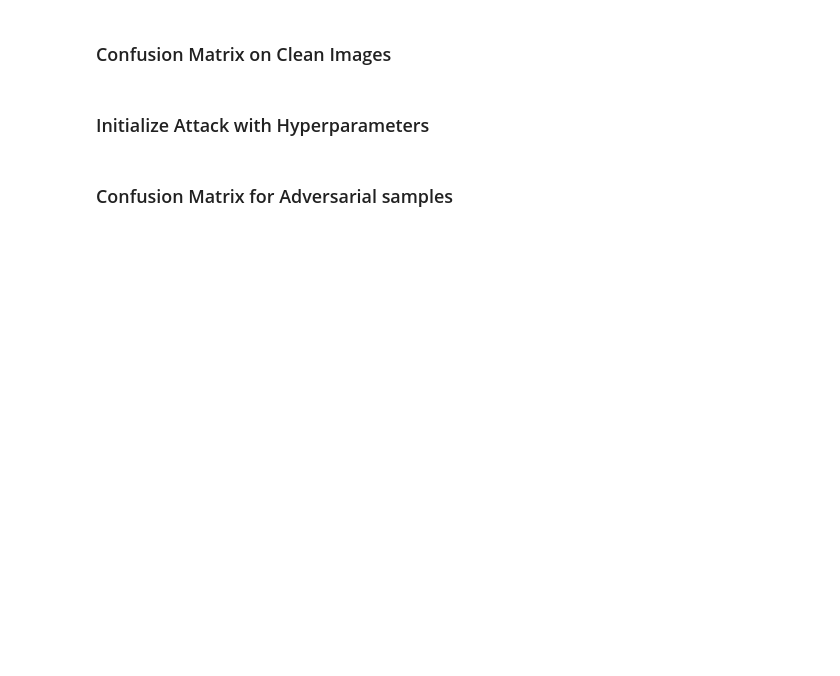
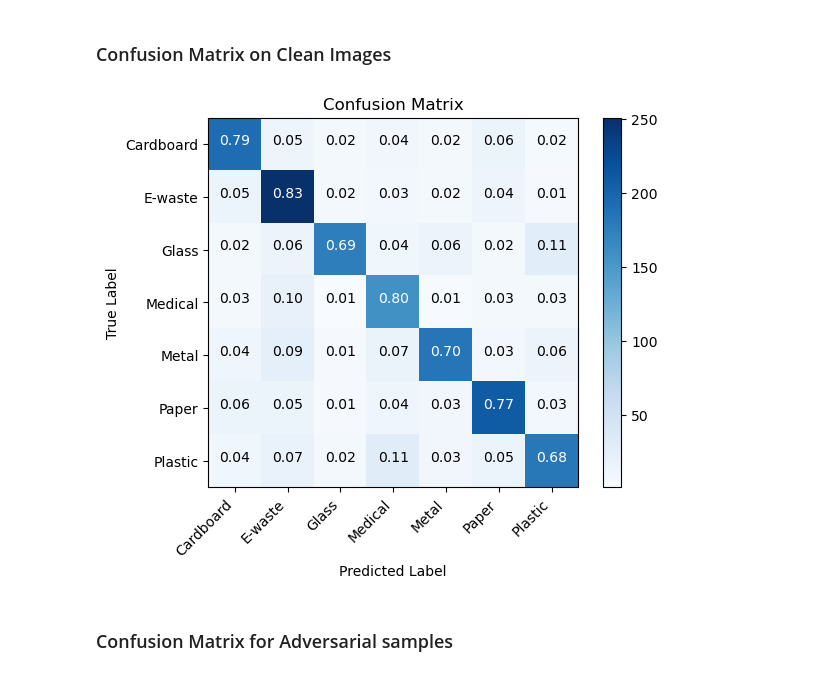
Before and after one commit to SchadenKai/Trashbox-ARD, a Jupyter notebook: EvaluateModel copy.ipynb, the cells around one changed output. Saved outputs shown, nothing was run; the diff lists cells and outputs as text; code cells hidden in the pictures; blank space fills up the shorter version.

```diff
--- a/EvaluateModel copy.ipynb
+++ b/EvaluateModel copy.ipynb
@@ -94,7 +135,7 @@ tensor(0.8647, device='cuda:0')
 ### Normal Eval
 # %%
 trash_test_dataset = torchvision.datasets.ImageFolder('./dataset/trashbox/test', transform=preprocessing)
-trash_test_loader = torch.utils.data.DataLoader(dataset=trash_test_dataset, shuffle=False, batch_size=1)
+trash_test_loader = torch.utils.data.DataLoader(dataset=trash_test_dataset, shuffle=True, batch_size=1)
 # %%
 # examples = iter(trash_test_loader)
 # sample, labels = next(examples)
@@ -189,8 +249,8 @@ plt.show()
 # %% [markdown]
 ### Memory Footprint
 # %%
-# Measure memory footprint
-with torch.no_grad():
-    predictions = model(sample)
-torch.cuda.reset_peak_memory_stats(device=device)
-print("Memory Footprint:", torch.cuda.max_memory_allocated(device=device) / (1024 ** 2), "MB")
+# # Measure memory footprint
+# with torch.no_grad():
+#     predictions = model(sample)
+# torch.cuda.reset_peak_memory_stats(device=device)
+# print("Memory Footprint:", torch.cuda.max_memory_allocated(device=device) / (1024 ** 2), "MB")
@@ -275,32 +276,38 @@ GFLOPs: 0.340073561774895
 # %% [markdown]
 ### Confusion Matrix on Clean Images
 # %%
-# model.eval()  # Set the model to evaluation mode
-# val_labels = []
-# predicted_labels = []
-# with torch.no_grad():
-#     for images, labels in trash_test_loader:
-#         images = images.to(device)
-#         predictions = model(images)
-#         _, preds = torch.max(predictions, 1)
-#         val_labels.extend(labels.cpu().numpy())
-#         predicted_labels.extend(preds.cpu().numpy())
+model.eval()  # Set the model to evaluation mode
+val_labels = []
+predicted_labels = []
+with torch.no_grad():
+    for images, labels in trash_test_loader:
+        images = images.to(device)
+        predictions = model(images)
+        _, preds = torch.max(predictions, 1)
+        val_labels.extend(labels.cpu().numpy())
+        predicted_labels.extend(preds.cpu().numpy())
 
-# # Create confusion matrix
-# conf_matrix = confusion_matrix(val_labels, predicted_labels)
+# Create confusion matrix
+conf_matrix = confusion_matrix(val_labels, predicted_labels)
 
-# # Plot confusion matrix
-# plt.imshow(conf_matrix, cmap=plt.cm.Blues, interpolation='nearest')
-# plt.title('Confusion Matrix')
-# plt.colorbar()
-# plt.xlabel('Predicted Label')
-# plt.ylabel('True Label')
+# Plot confusion matrix
+plt.imshow(conf_matrix, cmap=plt.cm.Blues, interpolation='nearest')
+# Set x-axis labels (predicted labels)
+plt.xticks(range(len(class_name)), class_name, rotation=45, ha='right')  # Rotate for better readability
 
-# # for i in range(conf_matrix.shape[0]):
-# #     for j in range(conf_matrix.shape[1]):
-# #         plt.text(j, i, f'{conf_matrix[i, j]:.0f}\n({conf_matrix[i, j] / np.sum(conf_matrix[i]):.2%})',
-# #             horizontalalignment='center', color='white' if conf_matrix[i, j] > conf_matrix.max() / 2 else 'black')
+# Set y-axis labels (true labels)
+plt.yticks(range(len(class_name)), class_name)
 
-# plt.show()
+plt.title('Confusion Matrix')
+plt.colorbar()
+plt.xlabel('Predicted Label')
+plt.ylabel('True Label')
+
+for i in range(conf_matrix.shape[0]):
+    for j in range(conf_matrix.shape[1]):
+        plt.text(j, i, f'{conf_matrix[i, j] / np.sum(conf_matrix[i]):.2f}',
+            horizontalalignment='center', color='white' if conf_matrix[i, j] > conf_matrix.max() / 2 else 'black')
+
+plt.show()
+# %% [output]
+[figure, added]
-# %% [markdown]
-### Initialize Attack with Hyperparameters
```
Also changed, not shown: parts of 29 cells of this notebook, 14 other files.
